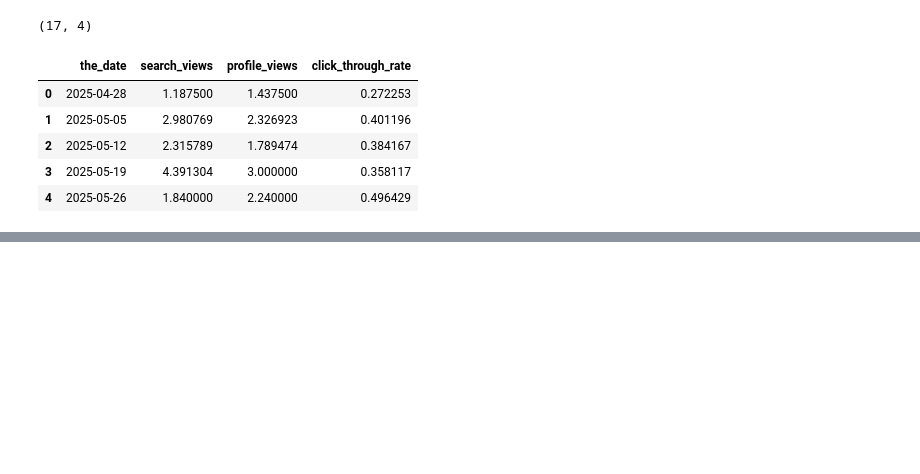
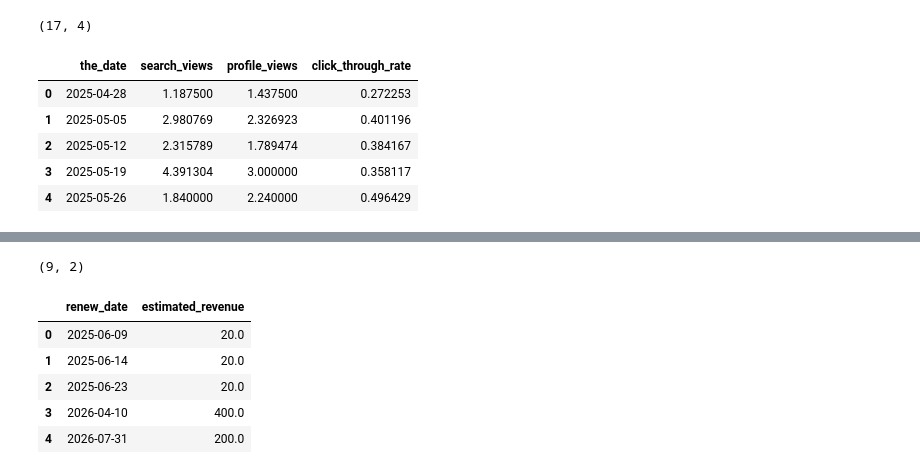
Before and after one commit to erstorts/co-catholic-business-directory-data, a Jupyter notebook: notebooks/queries.ipynb, the cells around one changed output, grey strips where cells are left out. Cells and saved outputs as stored; diff of their text form; code cells hidden in the pictures; blank space fills up the shorter version.

```diff
--- a/notebooks/queries.ipynb
+++ b/notebooks/queries.ipynb
@@ -476,0 +491,35 @@ ctr.head()
+# %%
+query = """
+with base as (
+    SELECT
+        TRY_CAST(strptime("Subscription Renew Date", '%b %d, %Y %I:%M %p') AS DATE) AS renew_date,
+        "Subscription Plan" as subscription_plan,
+        count(distinct "unique id") as num_customers
+    FROM bill_df
+    GROUP BY 1, 2
+    ORDER BY 1, 2
+)
+
+, rev_calc as (
+select *,
+case when subscription_plan = 'monthly' then num_customers*20 else num_customers*200 end as revenue
+from base
+)
+
+select renew_date,
+sum(revenue) as estimated_revenue
+from rev_calc
+group by 1
+order by 1
+    """
+sub_date = duckdb.sql(query).df()
+print(sub_date.shape)
+sub_date.head()
+# %% [output]
+(9, 2)
+|  | renew_date | estimated_revenue |
+| 0 | 2025-06-09 | 20.0 |
+| 1 | 2025-06-14 | 20.0 |
+| 2 | 2025-06-23 | 20.0 |
+| 3 | 2026-04-10 | 400.0 |
+| 4 | 2026-07-31 | 200.0 |
```
Also changed, not shown: parts of 2 cells of this notebook, 55 other files.
